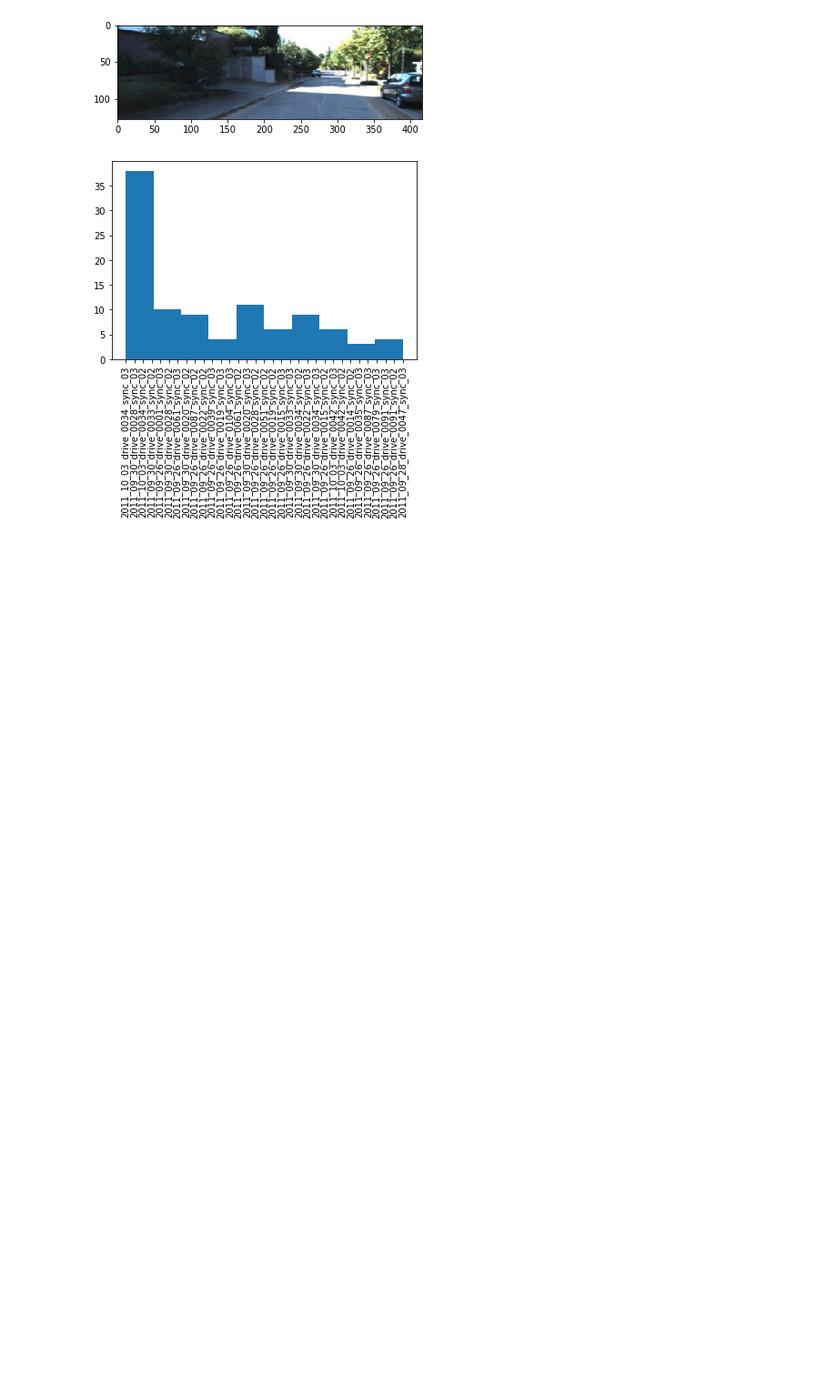
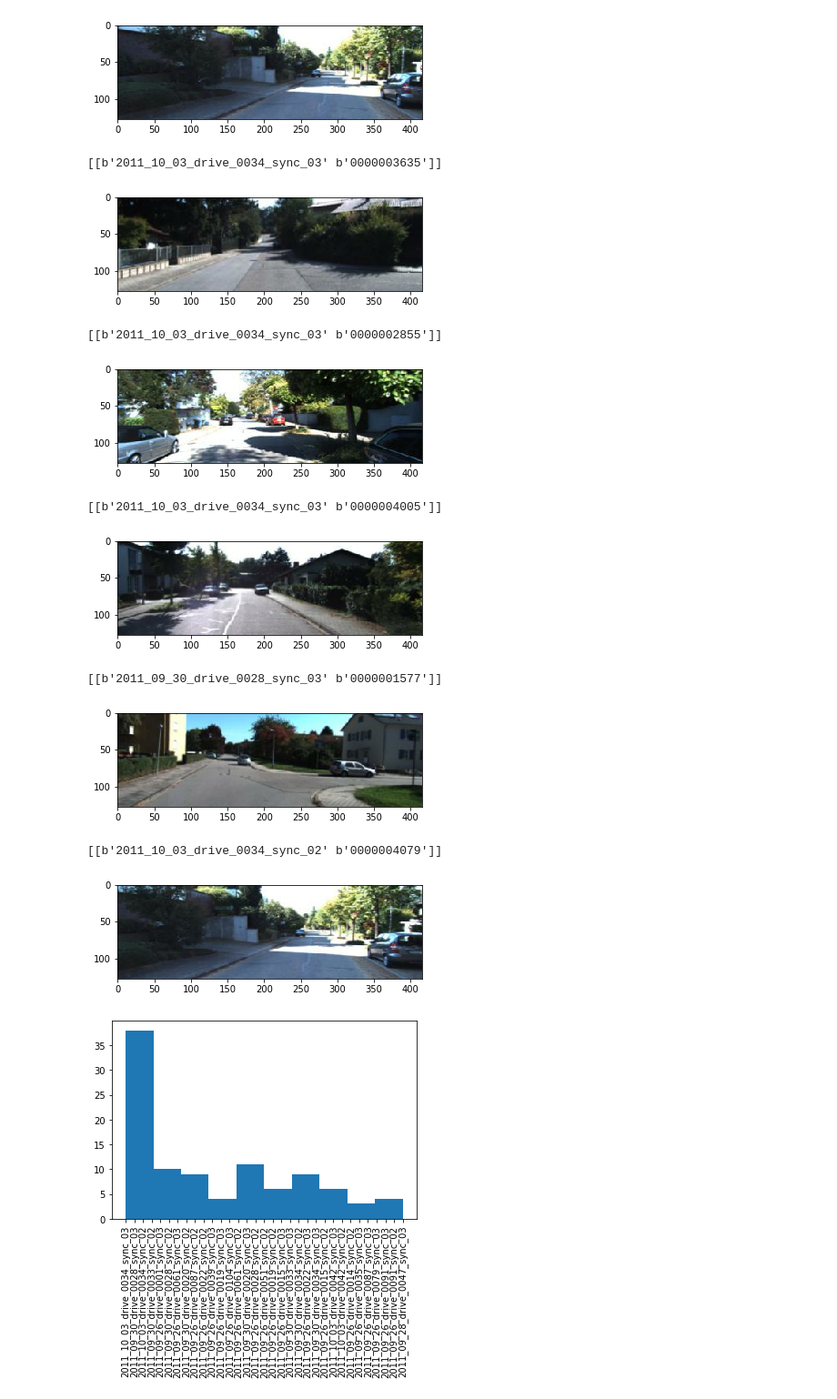
Before and after one commit to NotAnyMike/UnsupervisedDepthAndPose, a Jupyter notebook: DataLoaderTester.ipynb, the cells around one changed output. Shown at 91% size. Saved outputs shown, nothing was run; the diff lists cells and outputs as text; code cells hidden in the pictures; blank space fills up the shorter version.

```diff
--- a/DataLoaderTester.ipynb
+++ b/DataLoaderTester.ipynb
@@ -40,6 +40,36 @@ Use `for ... in dataset:` to iterate over a dataset. If using `tf.estimator`, re
 [figure]
 [[b'2011_10_03_drive_0034_sync_02' b'0000004079']]
 [figure]
+# %%
+dataLoader = DataLoader(
+    dataset_dir="/HDD/Documents/SfMLearner_data/",
+    batch_size=1,
+    num_sources=2,
+    num_scales=4,
+    num_parallel=4,
+    seed=1,)
+data = dataLoader.load_batch("train")
+t,s,i,d = data.get_next()
+
+with tf.Session() as sess:
+    sess.run(data.initializer)
+    for _ in range(5):
+        target,data = sess.run([t,d])
+        print(data) # printing data
+        # print(i) # printing intrinsics
+        plt.imshow(target[0])
+        plt.show()
+# %% [output]
+[[b'2011_10_03_drive_0034_sync_03' b'0000003635']]
+[figure, added]
+[[b'2011_10_03_drive_0034_sync_03' b'0000002855']]
+[figure, added]
+[[b'2011_10_03_drive_0034_sync_03' b'0000004005']]
+[figure, added]
+[[b'2011_09_30_drive_0028_sync_03' b'0000001577']]
+[figure, added]
+[[b'2011_10_03_drive_0034_sync_02' b'0000004079']]
+[figure, added]
 # %%
 # Checks if the distribution of the folders follow
 # the distribution of number of files in the dataset
```
Also changed, not shown: 3 other files.
